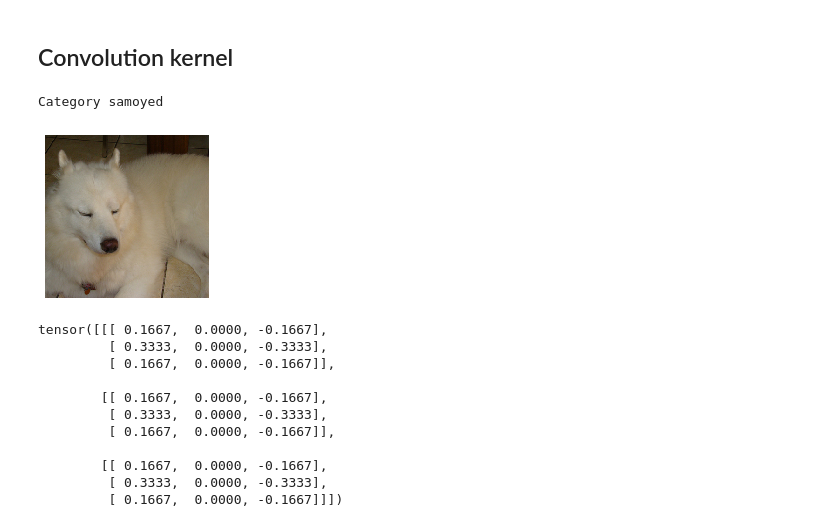
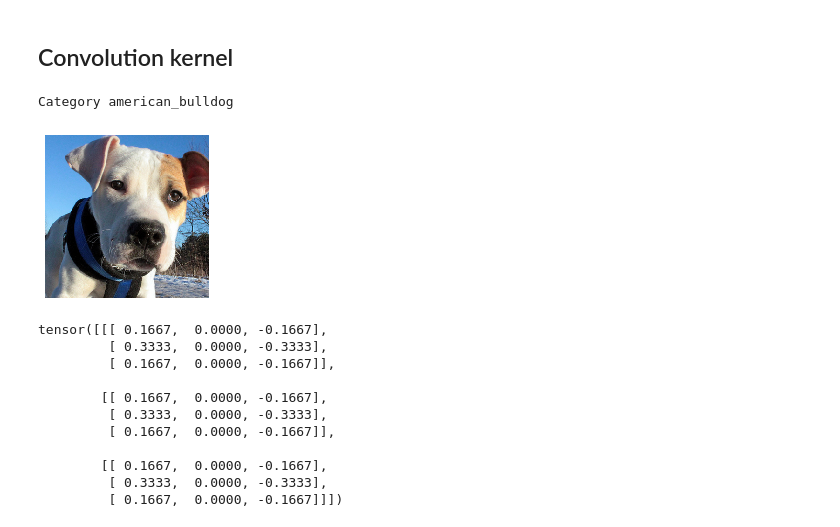
Before and after one commit to anurag89sharma/fastai-course-v3, a Jupyter notebook: dl1/lesson6-pets-more.ipynb, the cells around one changed output. Cells and saved outputs as stored; diff of their text form; code cells hidden in the pictures.

```diff
--- a/dl1/lesson6-pets-more.ipynb
+++ b/dl1/lesson6-pets-more.ipynb
@@ -83,13 +81,13 @@ data = get_data(352,16)
 # %%
 learn = cnn_learner(data, models.resnet34, metrics=error_rate, bn_final=True)
 # %%
-idx=0
+idx=5
 x,y = data.valid_ds[idx]
 x.show()
 data.valid_ds.y[idx]
 # %% [output]
-Category samoyed
+Category american_bulldog
-[figure, old version]
+[figure, new version]
 # %%
 k = tensor([
     [0.  ,-5/3,1],
```
Also changed, not shown: parts of 15 cells of this notebook.
